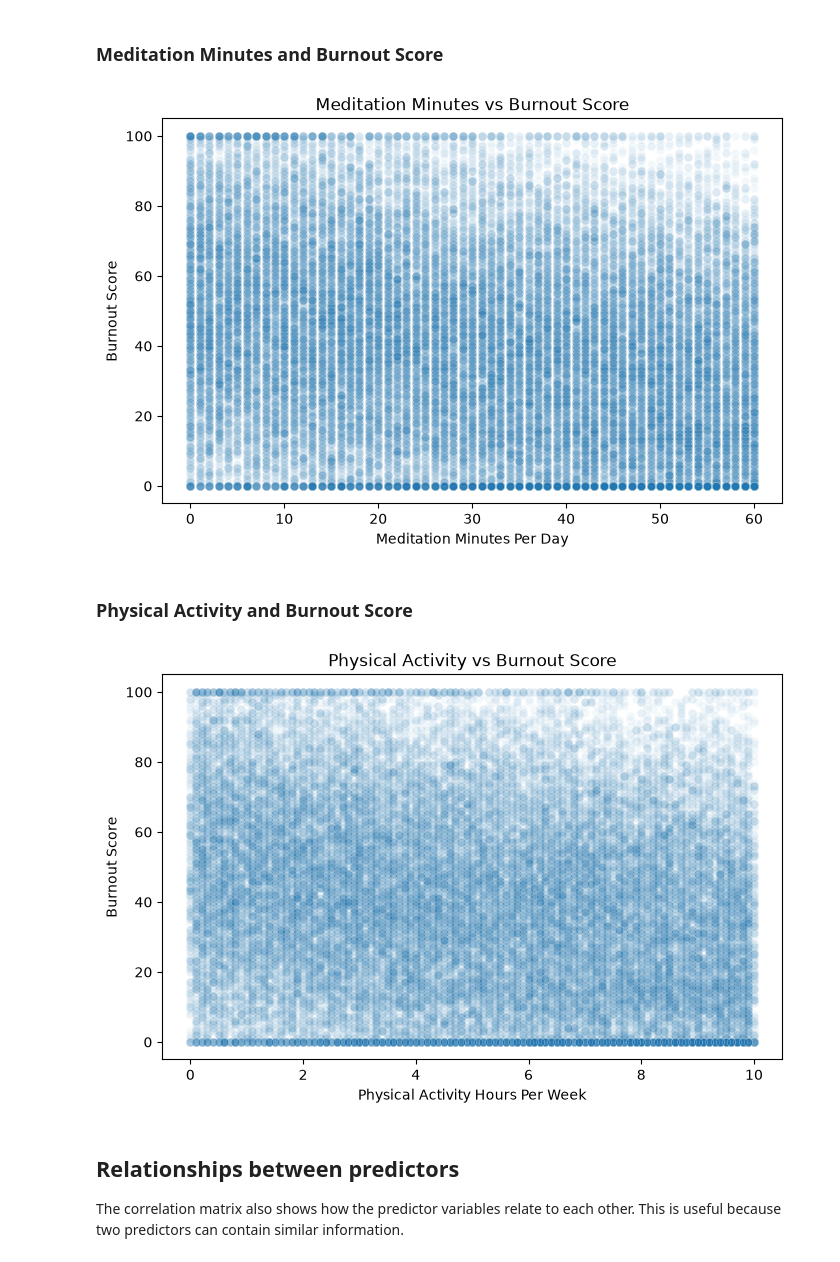
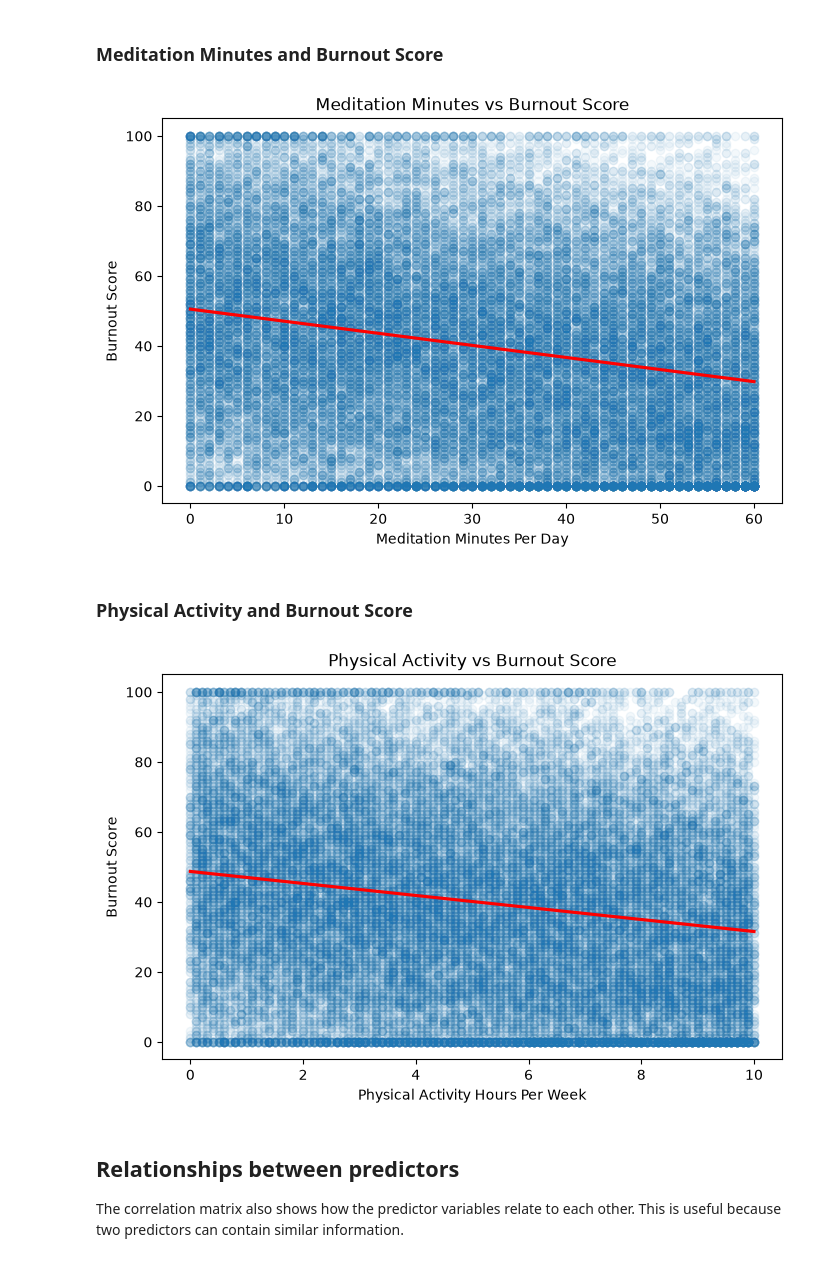
Before and after one commit to stuNero/ai_del_1_kk2, a Jupyter notebook: notebooks/EDA.ipynb, the cells around one changed output. Cells and saved outputs as stored; diff of their text form; code cells hidden in the pictures.

Commit message:
add/ trendline to scatterplots

```diff
--- a/notebooks/EDA.ipynb
+++ b/notebooks/EDA.ipynb
@@ -465,24 +485,36 @@ plt.show()
 ### **Meditation Minutes and Burnout Score**
 # %%
 plt.figure(figsize=(8, 5))
-sns.scatterplot(data=data, x="Meditation_Minutes", y="Burnout_Score", alpha=0.05)
+sns.regplot(
+    data=data,
+    x="Meditation_Minutes",
+    y="Burnout_Score",
+    scatter_kws={"alpha": 0.05},
+    line_kws={"color": "red"},
+)
 plt.title("Meditation Minutes vs Burnout Score")
 plt.xlabel("Meditation Minutes Per Day")
 plt.ylabel("Burnout Score")
 plt.show()
 # %% [output]
-[figure, old version]
+[figure, new version]
 # %% [markdown]
 ### **Physical Activity and Burnout Score**
 # %%
 plt.figure(figsize=(8, 5))
-sns.scatterplot(data=data, x="Physical_Activity_Hours", y="Burnout_Score", alpha=0.05)
+sns.regplot(
+    data=data,
+    x="Physical_Activity_Hours",
+    y="Burnout_Score",
+    scatter_kws={"alpha": 0.05},
+    line_kws={"color": "red"},
+)
 plt.title("Physical Activity vs Burnout Score")
 plt.xlabel("Physical Activity Hours Per Week")
 plt.ylabel("Burnout Score")
 plt.show()
 # %% [output]
-[figure, old version]
+[figure, new version]
 # %% [markdown]
 ## **Relationships between predictors**
 
```
Also changed, not shown: parts of 3 cells of this notebook.
